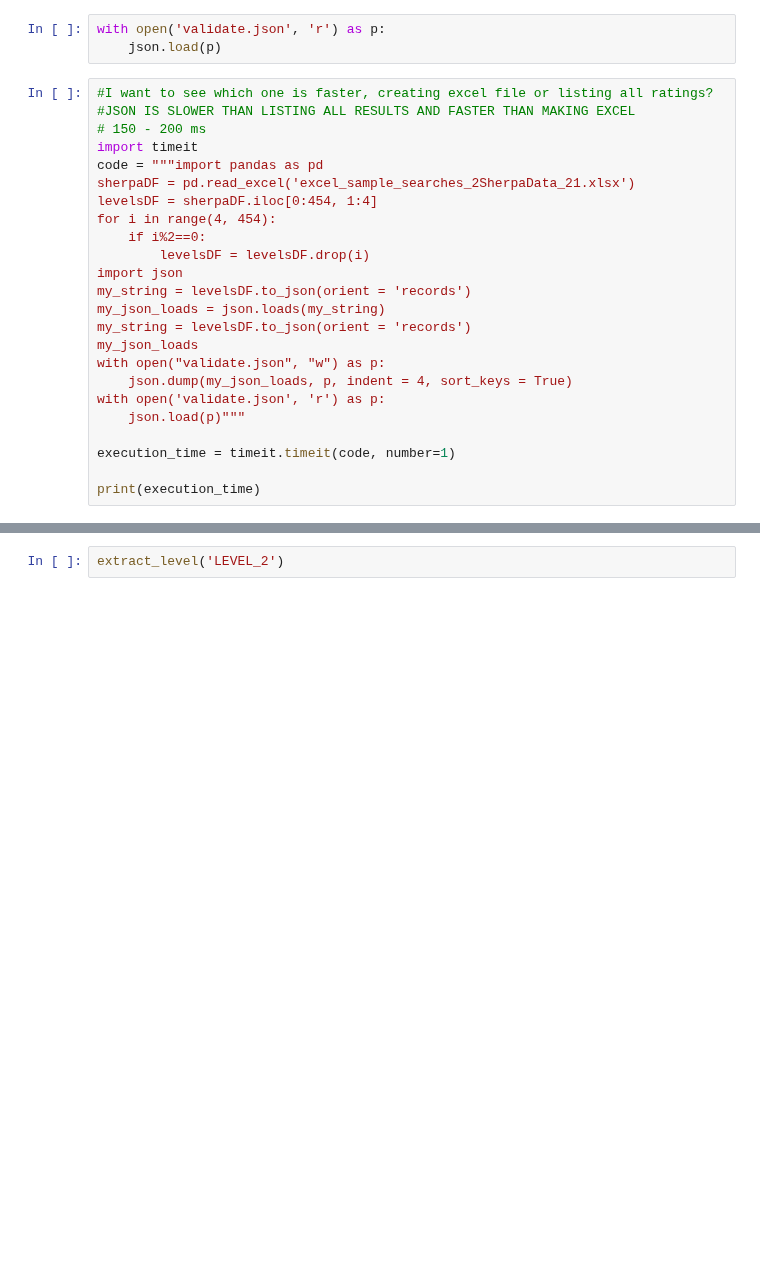
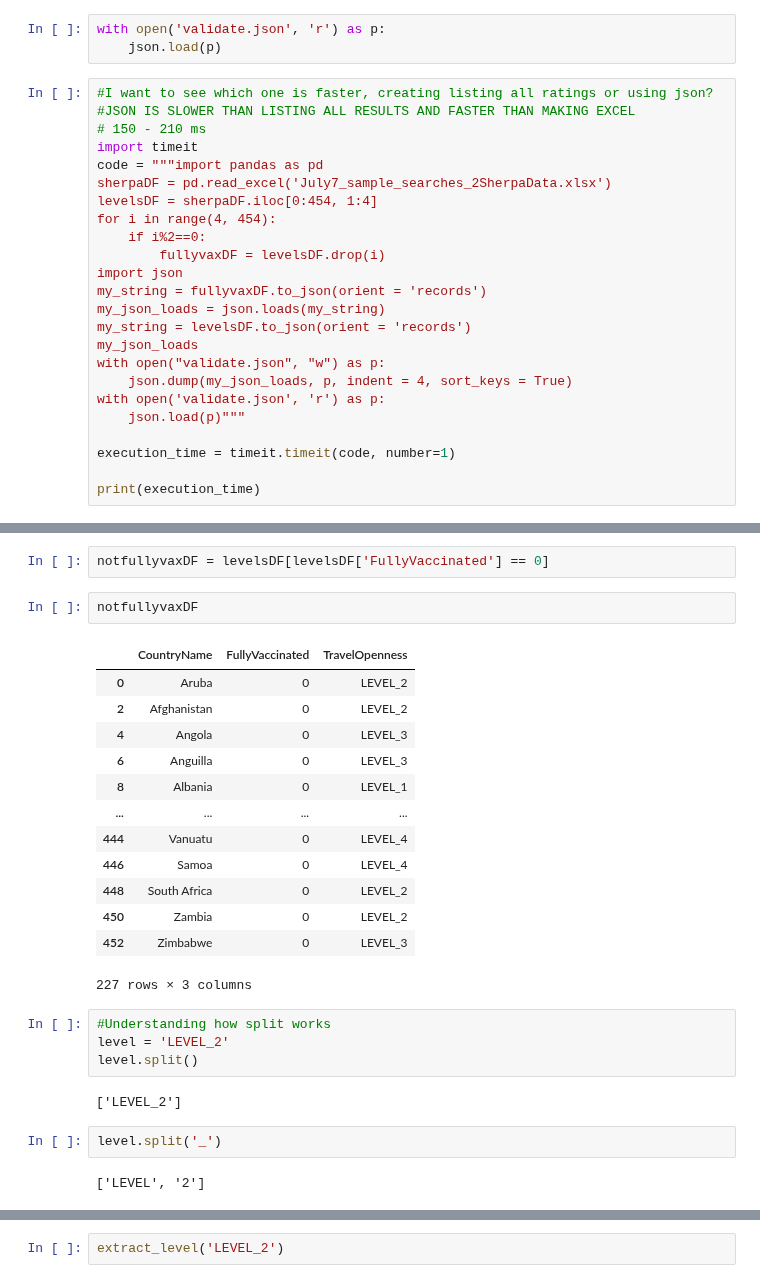
Before and after one commit to bossiilaria/Python, a Jupyter notebook: IntlExp/IntlExp.ipynb, the cells around one changed output, grey strips where cells are left out. Cells and saved outputs as stored; diff of their text form; blank space fills up the shorter version.

Commit message:
'SplitMethod'

```diff
--- a/IntlExp/IntlExp.ipynb
+++ b/IntlExp/IntlExp.ipynb
@@ -209,18 +212,18 @@ with open("validate.json", "w") as p:
 with open('validate.json', 'r') as p:
     json.load(p)
 # %%
-#I want to see which one is faster, creating excel file or listing all ratings?
+#I want to see which one is faster, creating listing all ratings or using json?
 #JSON IS SLOWER THAN LISTING ALL RESULTS AND FASTER THAN MAKING EXCEL
-# 150 - 200 ms
+# 150 - 210 ms
 import timeit
 code = """import pandas as pd
-sherpaDF = pd.read_excel('excel_sample_searches_2SherpaData_21.xlsx')
+sherpaDF = pd.read_excel('July7_sample_searches_2SherpaData.xlsx')
 levelsDF = sherpaDF.iloc[0:454, 1:4]
 for i in range(4, 454):
     if i%2==0:
-        levelsDF = levelsDF.drop(i)
+        fullyvaxDF = levelsDF.drop(i)
 import json
-my_string = levelsDF.to_json(orient = 'records')
+my_string = fullyvaxDF.to_json(orient = 'records')
 my_json_loads = json.loads(my_string)
 my_string = levelsDF.to_json(orient = 'records')
 my_json_loads
@@ -284,0 +266,28 @@ vaxDF # redo this for due deligence with the rows with vax == 0
+# %%
+notfullyvaxDF = levelsDF[levelsDF['FullyVaccinated'] == 0]
+# %%
+notfullyvaxDF
+# %% [output]
+|  | CountryName | FullyVaccinated | TravelOpenness |
+| 0 | Aruba | 0 | LEVEL_2 |
+| 2 | Afghanistan | 0 | LEVEL_2 |
+| 4 | Angola | 0 | LEVEL_3 |
+| 6 | Anguilla | 0 | LEVEL_3 |
+| 8 | Albania | 0 | LEVEL_1 |
+| ... | ... | ... | ... |
+| 444 | Vanuatu | 0 | LEVEL_4 |
+| 446 | Samoa | 0 | LEVEL_4 |
+| 448 | South Africa | 0 | LEVEL_2 |
+| 450 | Zambia | 0 | LEVEL_2 |
+| 452 | Zimbabwe | 0 | LEVEL_3 |
+227 rows × 3 columns
+# %%
+#Understanding how split works
+level = 'LEVEL_2'
+level.split()
+# %% [output]
+['LEVEL_2']
+# %%
+level.split('_')
+# %% [output]
+['LEVEL', '2']
```
Also changed, not shown: parts of 48 cells of this notebook, 7 other files.
